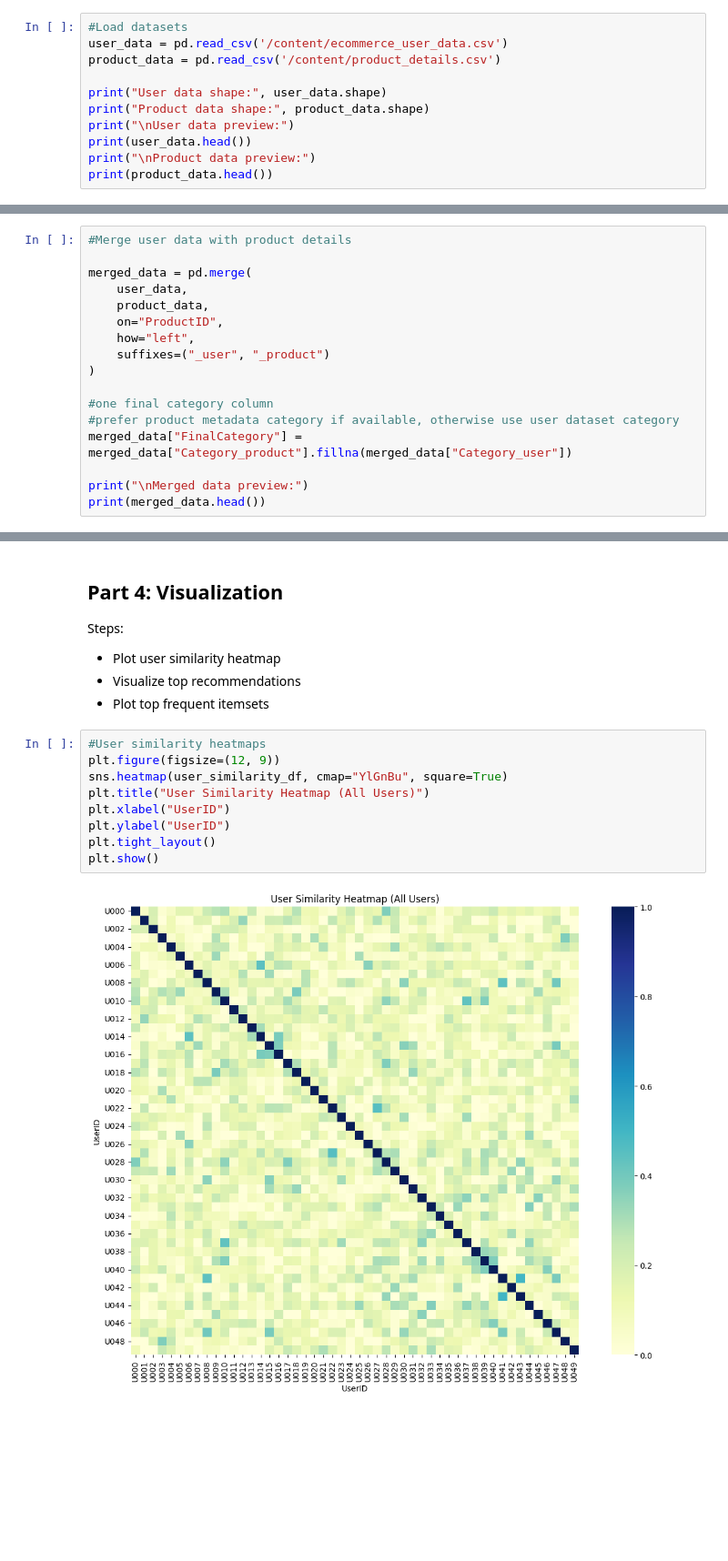
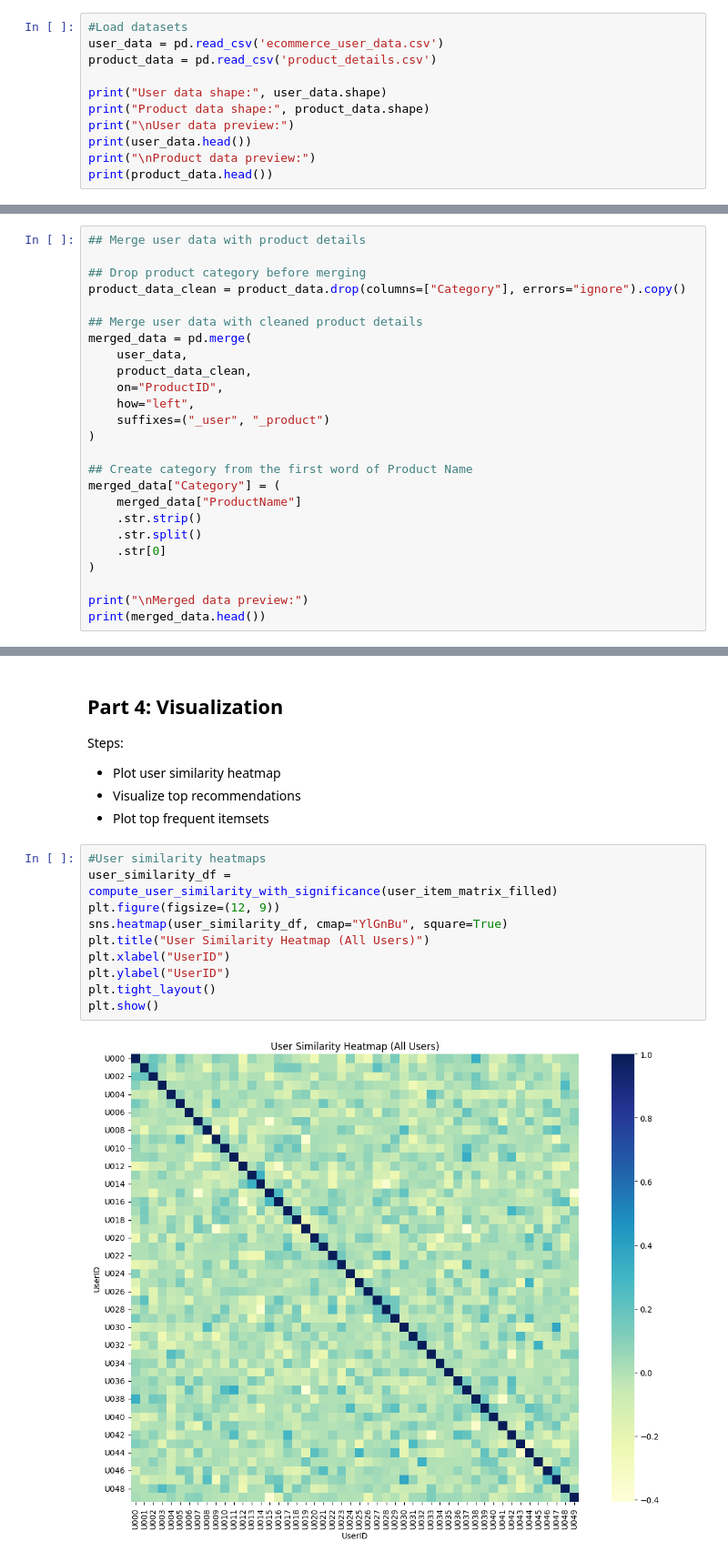
Before and after one commit to Nanji03/SOEN471_A2_Group20_Repo, a Jupyter notebook: SOEN471_A2.ipynb, the cells around one changed output, grey strips where cells are left out. Shown at 91% size. Drawn from its saved outputs; the diff is of its cells as text; blank space fills up the shorter version.

```diff
--- a/SOEN471_A2.ipynb
+++ b/SOEN471_A2.ipynb
@@ -21,8 +27,8 @@ Steps:
 - Group user behavior by category
 # %%
 #Load datasets
-user_data = pd.read_csv('/content/ecommerce_user_data.csv')
-product_data = pd.read_csv('/content/product_details.csv')
+user_data = pd.read_csv('ecommerce_user_data.csv')
+product_data = pd.read_csv('product_details.csv')
 
 print("User data shape:", user_data.shape)
 print("Product data shape:", product_data.shape)
@@ -94,19 +95,27 @@ ProductName    0
 Category       0
 dtype: int64
 # %%
-#Merge user data with product details
+## Merge user data with product details
 
+## Drop product category before merging
+product_data_clean = product_data.drop(columns=["Category"], errors="ignore").copy()
+
+## Merge user data with cleaned product details
 merged_data = pd.merge(
     user_data,
-    product_data,
+    product_data_clean,
     on="ProductID",
     how="left",
     suffixes=("_user", "_product")
 )
 
-#one final category column
-#prefer product metadata category if available, otherwise use user dataset category
-merged_data["FinalCategory"] = merged_data["Category_product"].fillna(merged_data["Category_user"])
+## Create category from the first word of Product Name
+merged_data["Category"] = (
+    merged_data["ProductName"]
+    .str.strip()
+    .str.split()
+    .str[0]
+)
 
 print("\nMerged data preview:")
 print(merged_data.head())
@@ -510,14 +558,15 @@ Steps:
 - Plot top frequent itemsets
 # %%
 #User similarity heatmaps
+user_similarity_df = compute_user_similarity_with_significance(user_item_matrix_filled)
 plt.figure(figsize=(12, 9))
 sns.heatmap(user_similarity_df, cmap="YlGnBu", square=True)
 plt.title("User Similarity Heatmap (All Users)")
 plt.xlabel("UserID")
 plt.ylabel("UserID")
 plt.tight_layout()
 plt.show()
 # %% [output]
-[figure, old version]
+[figure, new version]
 # %%
 user_groups = (
```
Also changed, not shown: parts of 25 cells of this notebook.
